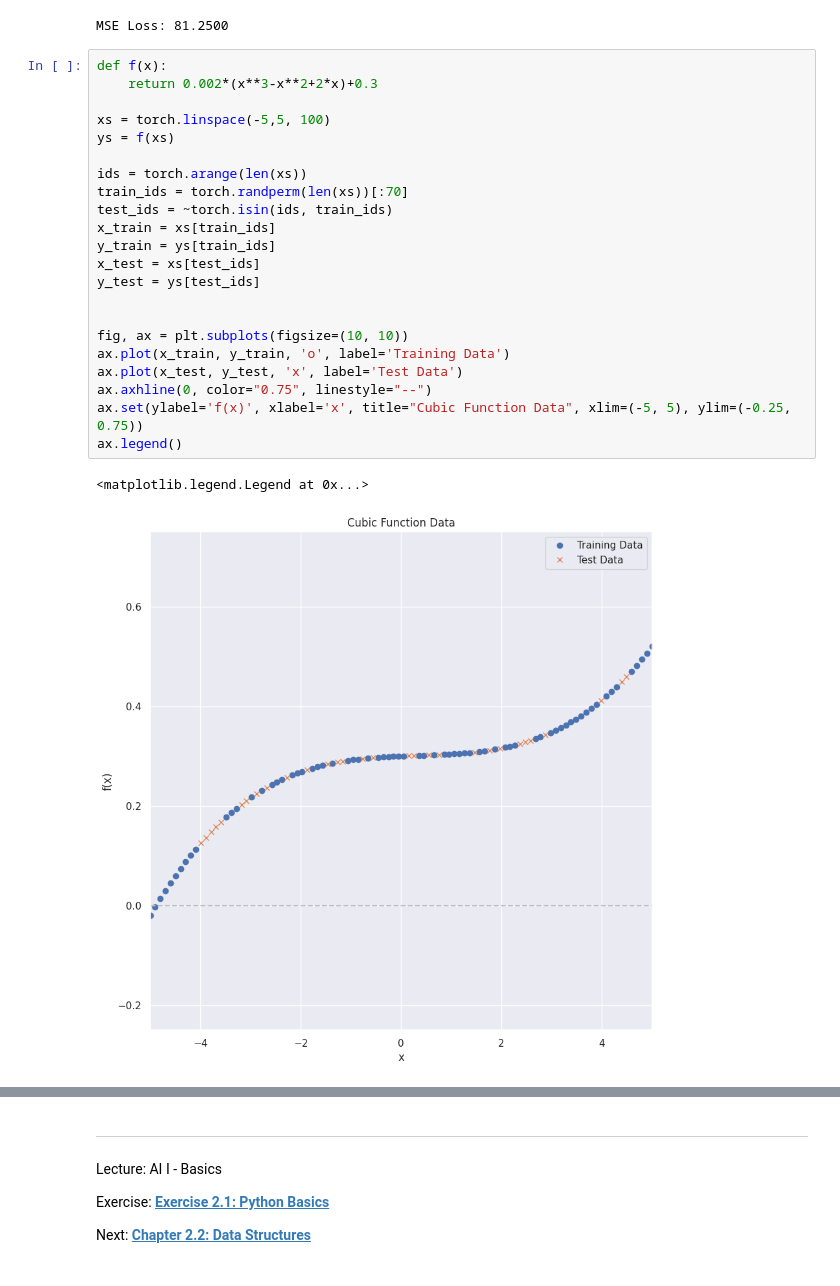
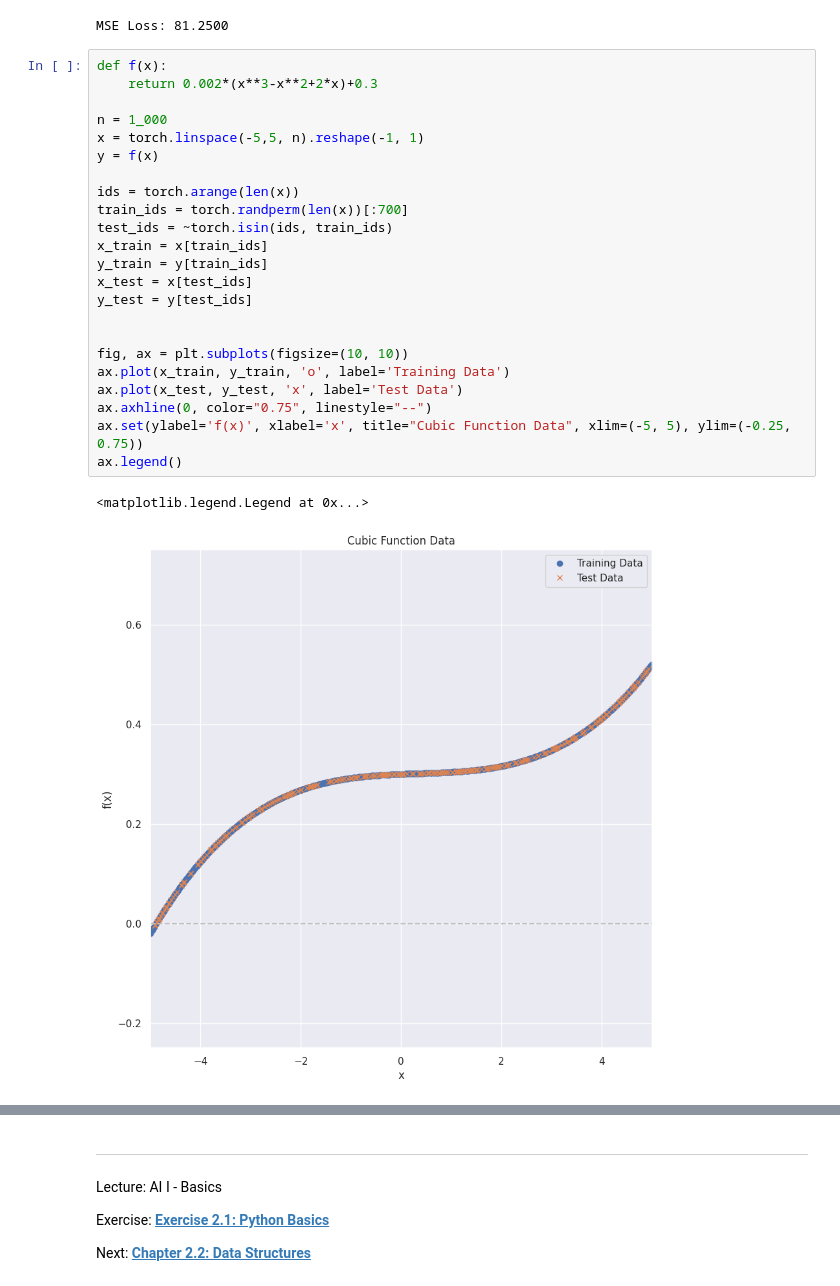
Before and after one commit to iLuckyW/lecture-ai-advanced, a Jupyter notebook: chapter/01_basics/01_mlp.ipynb, the cells around one changed output, grey strips where cells are left out. Drawn from its saved outputs; the diff is of its cells as text.

```diff
--- a/chapter/01_basics/01_mlp.ipynb
+++ b/chapter/01_basics/01_mlp.ipynb
@@ -383,28 +383,29 @@ MSE Loss: 81.2500
 # %%
 def f(x):
     return 0.002*(x**3-x**2+2*x)+0.3
 
-xs = torch.linspace(-5,5, 100)
-ys = f(xs)
+n = 1_000
+x = torch.linspace(-5,5, n).reshape(-1, 1)
+y = f(x)
 
-ids = torch.arange(len(xs))
-train_ids = torch.randperm(len(xs))[:70]
+ids = torch.arange(len(x))
+train_ids = torch.randperm(len(x))[:700]
 test_ids = ~torch.isin(ids, train_ids)
-x_train = xs[train_ids]
-y_train = ys[train_ids]
-x_test = xs[test_ids]
-y_test = ys[test_ids]
+x_train = x[train_ids]
+y_train = y[train_ids]
+x_test = x[test_ids]
+y_test = y[test_ids]
 
 
 fig, ax = plt.subplots(figsize=(10, 10))
 ax.plot(x_train, y_train, 'o', label='Training Data')
 ax.plot(x_test, y_test, 'x', label='Test Data')
 ax.axhline(0, color="0.75", linestyle="--")
 ax.set(ylabel='f(x)', xlabel='x', title="Cubic Function Data", xlim=(-5, 5), ylim=(-0.25, 0.75))
 ax.legend()
 # %% [output]
 <matplotlib.legend.Legend at 0x...>
-[figure, old version]
+[figure, new version]
 # %%
 model = RegressionMLP(input_dim=1)
 criterion = nn.MSELoss()
```
Also changed, not shown: parts of 5 cells of this notebook.
